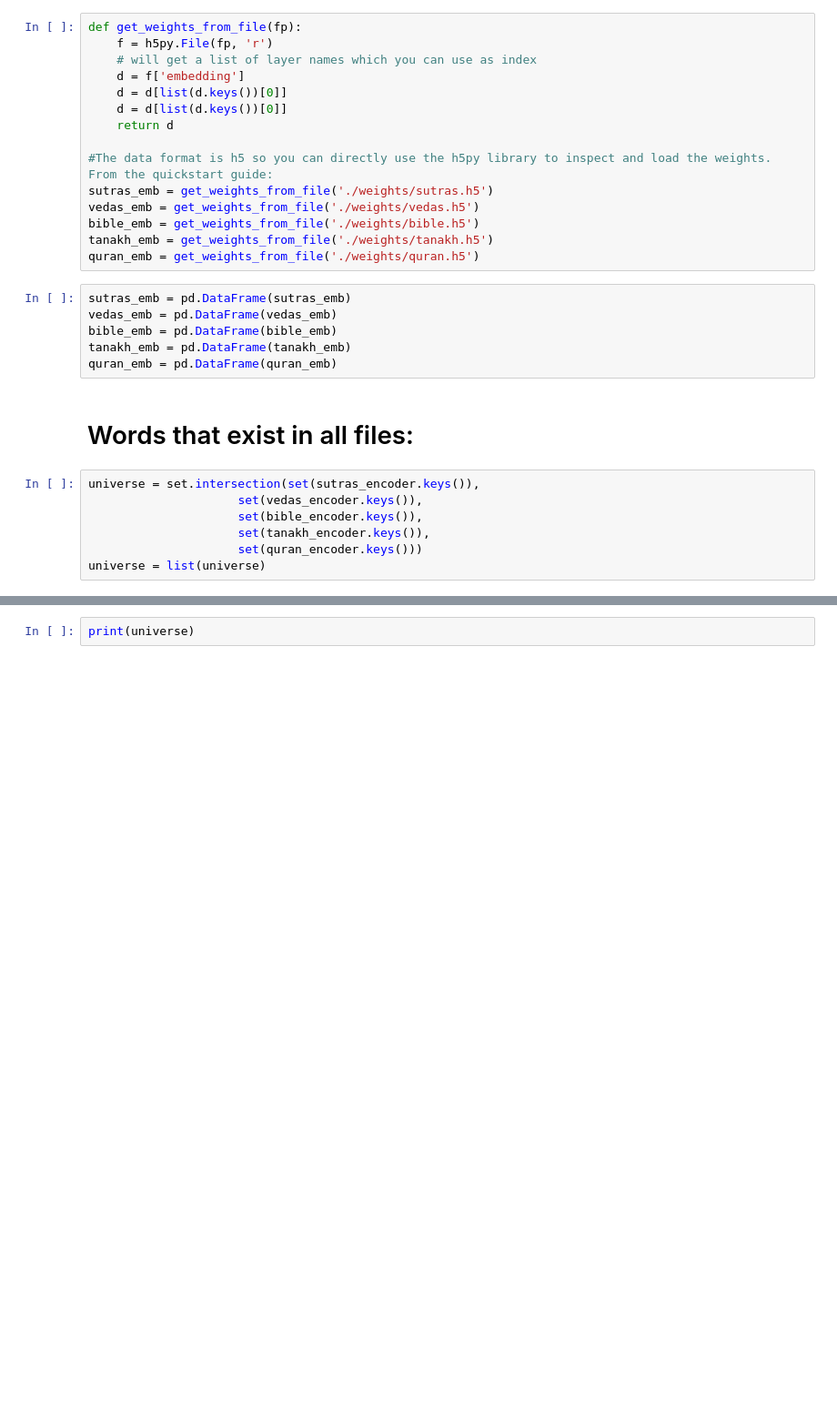
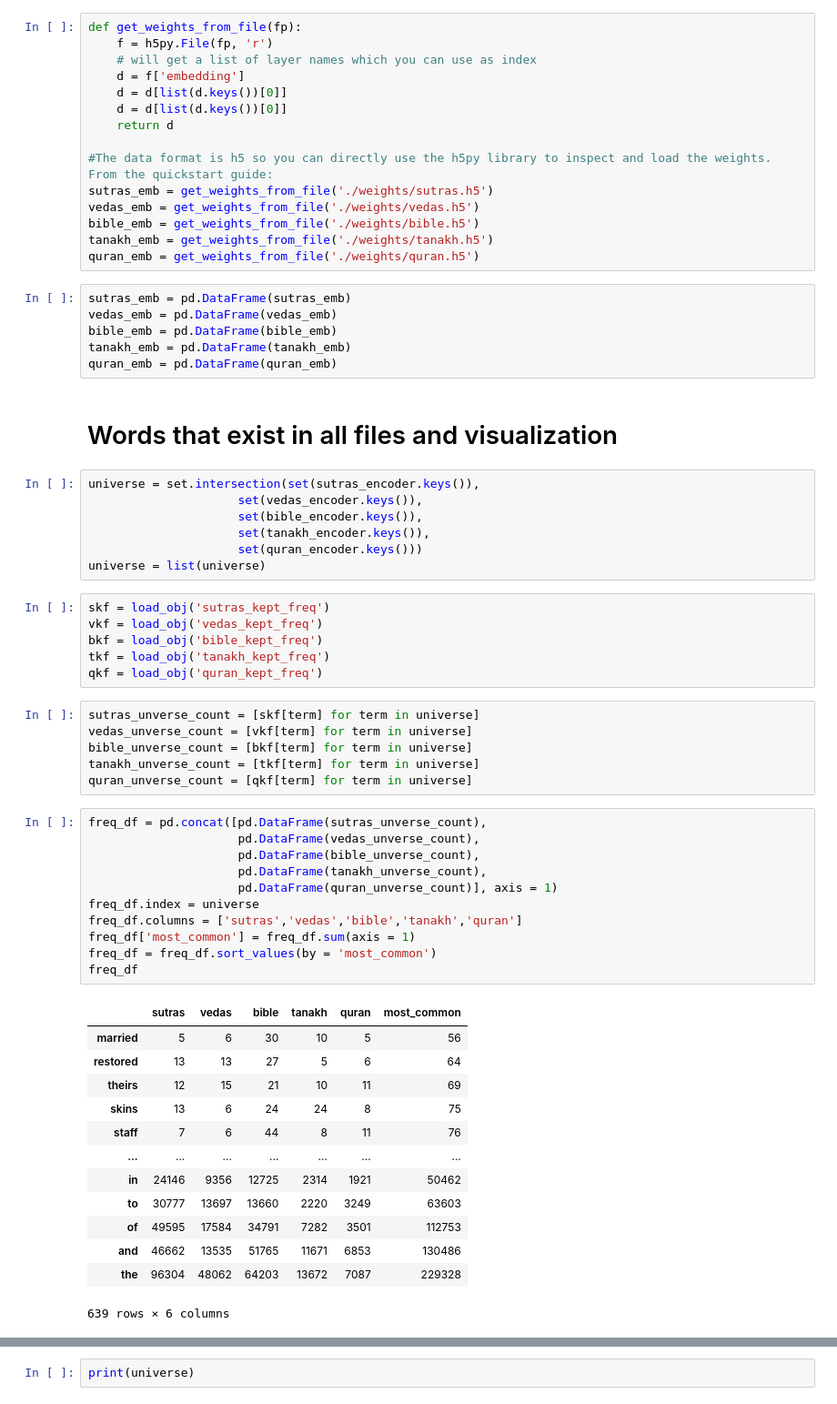
Before and after one commit to james-salafatinos/religious-word-embeddings, a Jupyter notebook: 2. Analysis.ipynb, the cells around one changed output, grey strips where cells are left out. Shown: that part at 91% size. Saved outputs shown, nothing was run; the diff lists cells and outputs as text; blank space fills up the shorter version.

Commit message:
added word frequency viz to Analysis

```diff
--- a/2. Analysis.ipynb
+++ b/2. Analysis.ipynb
@@ -73,7 +73,7 @@ bible_emb = pd.DataFrame(bible_emb)
 tanakh_emb = pd.DataFrame(tanakh_emb)
 quran_emb = pd.DataFrame(quran_emb)
 # %% [markdown]
-# Words that exist in all files:
+# Words that exist in all files and visualization
 # %%
 universe = set.intersection(set(sutras_encoder.keys()),
                      set(vedas_encoder.keys()),
@@ -81,3 +81,40 @@ universe = set.intersection(set(sutras_encoder.keys()),
                      set(tanakh_encoder.keys()),
                      set(quran_encoder.keys()))
 universe = list(universe)
+# %%
+skf = load_obj('sutras_kept_freq')
+vkf = load_obj('vedas_kept_freq')
+bkf = load_obj('bible_kept_freq')
+tkf = load_obj('tanakh_kept_freq')
+qkf = load_obj('quran_kept_freq')
+# %%
+sutras_unverse_count = [skf[term] for term in universe]
+vedas_unverse_count = [vkf[term] for term in universe]
+bible_unverse_count = [bkf[term] for term in universe]
+tanakh_unverse_count = [tkf[term] for term in universe]
+quran_unverse_count = [qkf[term] for term in universe]
+# %%
+freq_df = pd.concat([pd.DataFrame(sutras_unverse_count),
+                     pd.DataFrame(vedas_unverse_count),
+                     pd.DataFrame(bible_unverse_count),
+                     pd.DataFrame(tanakh_unverse_count),
+                     pd.DataFrame(quran_unverse_count)], axis = 1)
+freq_df.index = universe
+freq_df.columns = ['sutras','vedas','bible','tanakh','quran']
+freq_df['most_common'] = freq_df.sum(axis = 1)
+freq_df = freq_df.sort_values(by = 'most_common')
+freq_df
+# %% [output]
+|  | sutras | vedas | bible | tanakh | quran | most_common |
+| married | 5 | 6 | 30 | 10 | 5 | 56 |
+| restored | 13 | 13 | 27 | 5 | 6 | 64 |
+| theirs | 12 | 15 | 21 | 10 | 11 | 69 |
+| skins | 13 | 6 | 24 | 24 | 8 | 75 |
+| staff | 7 | 6 | 44 | 8 | 11 | 76 |
+| ... | ... | ... | ... | ... | ... | ... |
+| in | 24146 | 9356 | 12725 | 2314 | 1921 | 50462 |
+| to | 30777 | 13697 | 13660 | 2220 | 3249 | 63603 |
+| of | 49595 | 17584 | 34791 | 7282 | 3501 | 112753 |
+| and | 46662 | 13535 | 51765 | 11671 | 6853 | 130486 |
+| the | 96304 | 48062 | 64203 | 13672 | 7087 | 229328 |
+639 rows × 6 columns
```
Also changed, not shown: parts of 4 cells of this notebook, 14 other files.
